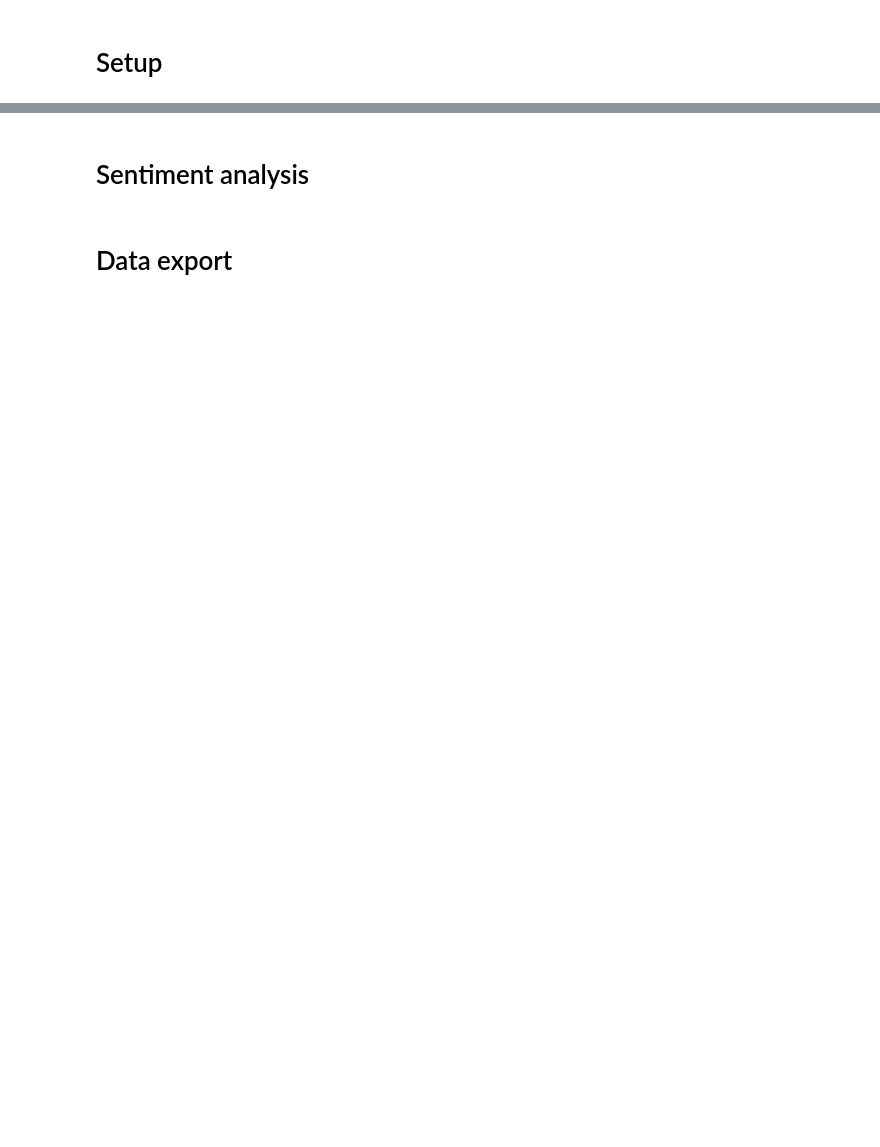
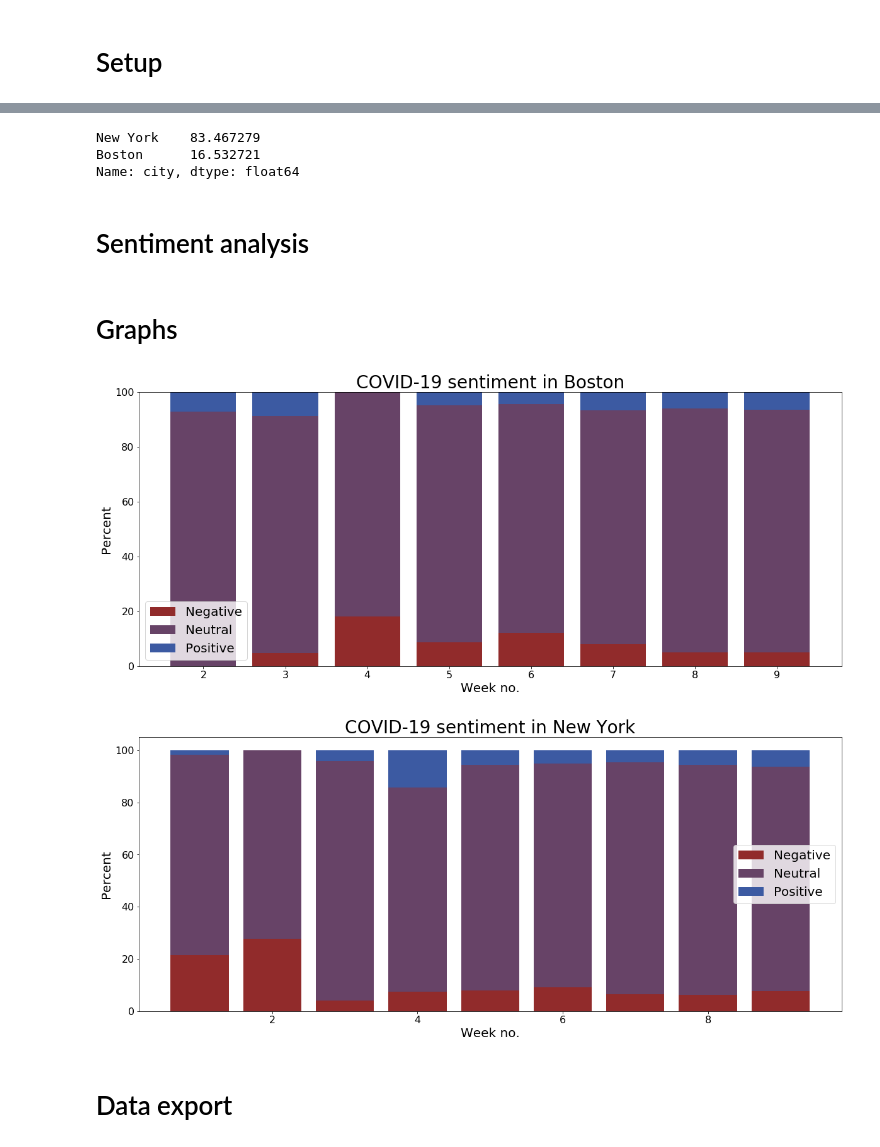
Before and after one commit to jgodin21/project_5, a Jupyter notebook: code/SentimentAnalyzer.ipynb, the cells around one changed output, grey strips where cells are left out. Cells and saved outputs as stored; diff of their text form; code cells hidden in the pictures; blank space fills up the shorter version.

Commit message:
Add rudimentary sentiment analysis

```diff
--- a/code/SentimentAnalyzer.ipynb
+++ b/code/SentimentAnalyzer.ipynb
@@ -10,0 +21,3 @@ seed = 5993
+# %%
+# Read in data
+df = pd.read_csv("../data/COVID.csv")
@@ -11,4 +47,49 @@ seed = 5993
+# %%
+# Check if we're balanced across cities
+covid["city"].value_counts(normalize=True) * 100
+# %% [output]
+New York    83.467279
+Boston      16.532721
+Name: city, dtype: float64
 # %% [markdown]
 # Sentiment analysis
+# %%
+# Instantiate sentiment analyzer
+analyzer = SentimentIntensityAnalyzer()
+
+# Compute sentiments
+sentiments = pd.DataFrame([analyzer.polarity_scores(text) for text in covid["text"]])
+
+# Append to original data frame
+covid = pd.concat([covid, sentiments.set_index(covid.index)], axis=1)
+# %% [markdown]
+# Graphs
+# %%
+for city in cities:
+    subset = covid[covid["city"] == city]
+    subset_mean = subset.groupby(subset["time"].dt.week).mean()
+
+    # Matplotlib setup
+    plt.figure(figsize=(20, 8))
+    plt.title(f"COVID-19 sentiment in {city}", fontsize=28)
+    plt.xlabel("Week no.", fontsize=20)
+    plt.ylabel("Percent", fontsize=20)
+    plt.xticks(fontsize=16)
+    plt.yticks(fontsize=16)
+
+#     # Line plot
+#     plt.plot(subset_mean.index, subset_mean["neg"] * 100, color="#912B2B", linewidth=5, label="Negative");
+#     plt.plot(subset_mean.index, subset_mean["neu"] * 100, color="#674367", linewidth=5, label="Neutral");
+#     plt.plot(subset_mean.index, subset_mean["pos"] * 100, color="#3C5AA2", linewidth=5, label="Positive");
+
+    # Stacked bar plot
+    plt.bar(subset_mean.index, subset_mean["neg"] * 100, color="#912B2B", linewidth=5, label="Negative");
+    plt.bar(subset_mean.index, subset_mean["neu"] * 100, color="#674367", linewidth=5, label="Neutral",  bottom=subset_mean["neg"] * 100);
+    plt.bar(subset_mean.index, subset_mean["pos"] * 100, color="#3C5AA2", linewidth=5, label="Positive", bottom=(subset_mean["neg"] + subset_mean["neu"]) * 100);
+
+    plt.legend(fontsize=20);
+# %% [output]
+[figure, added]
+[figure, added]
 # %% [markdown]
 # Data export
```
Also changed, not shown: parts of 6 cells of this notebook.
